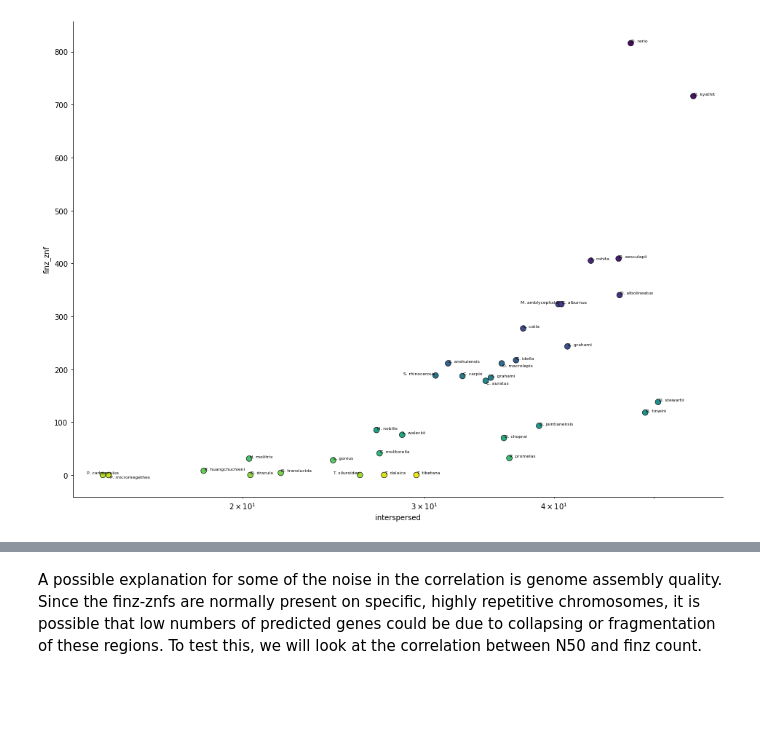
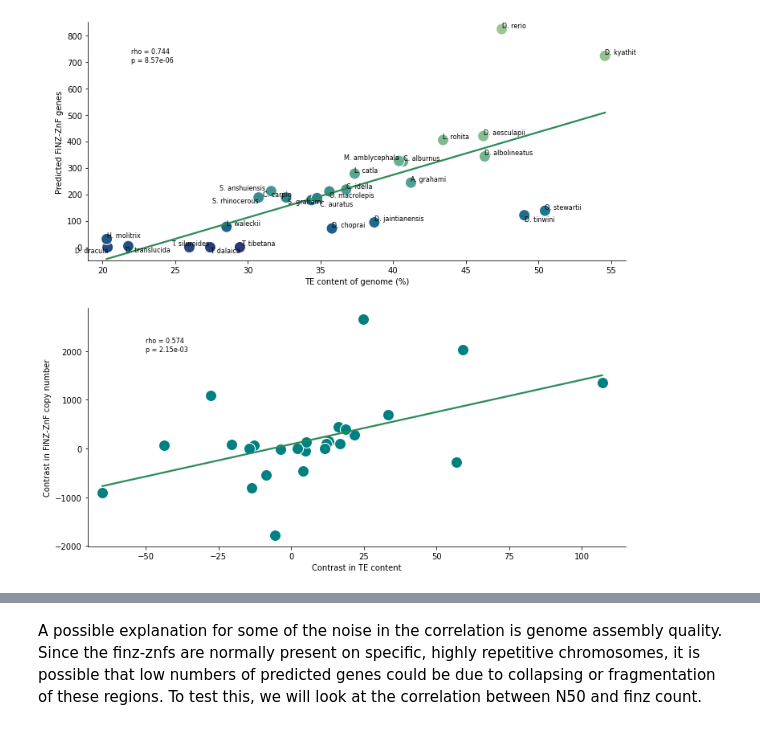
Before and after one commit to jonathan-wells/finz-znf, a Jupyter notebook: analysis/finz_te_correlation.ipynb, the cells around one changed output, grey strips where cells are left out. Cells and saved outputs as stored; diff of their text form; code cells hidden in the pictures; blank space fills up the shorter version.

```diff
--- a/analysis/finz_te_correlation.ipynb
+++ b/analysis/finz_te_correlation.ipynb
@@ -35,6 +41,22 @@ def count_finz_exons(species):
         for line in infile:
             count += 1
     return count
+
+def age_proportions():
+    divdict = defaultdict(list)
+    for species in dnapipete_data.keys():
+        landscape_df = pd.read_csv(f'../data/dnaPipeTE-out/{species}/reads_landscape',
+                                   sep=r'\s+',
+                                   header=None,
+                                   names=['identity', 'tename', 'tefam', 'teclass'])
+        landscape_df['divergence'] = 100 - landscape_df.identity
+        step = 5
+        total = landscape_df.tename.count()
+        divdict['species'].append(species)
+        for i in range(0, int(np.ceil(max(landscape_df.divergence)))+1+step, step):
+            divdict[f'lt_{i}'].append(landscape_df.loc[landscape_df.divergence <= i, 'tename'].count()/total)
+            divdict[f'gt_{i}'].append(landscape_df.loc[landscape_df.divergence > i, 'tename'].count()/total)
+    return pd.DataFrame.from_dict(divdict)
 # %%
 count_dfs = []
 for sp, val in dnapipete_data.items():
@@ -92,28 +112,76 @@ teclass   Unknown  interspersed
 # %%
 column = 'interspersed'
-fig, ax = plt.subplots(figsize=(16, 12))
+fig, ax = plt.subplots(figsize=(12, 12), nrows=2)
+
+sns.regplot(data=count_df,
+            x=column,
+            y='finz_znf',
+            scatter=False,
+            ci=None,
+            color='seagreen',
+            ax=ax[0])
+
 sns.scatterplot(data=count_df,
                 x=column,
                 y='finz_znf',
                 hue='species',
-                palette='viridis_r',
-                edgecolor='k',
-                s=60,
-                ax=ax)
-ax.get_legend().remove()
-ax.set_xscale('log')
+                palette='crest_r',
+                s=200,
+                ax=ax[0])
+
+ax[0].set_xlim(19, 56)
+ax[0].set_ylim(-50, 850)
+ax[0].get_legend().remove()
+ax[0].set_xlabel('TE content of genome (%)')
+ax[0].set_ylabel('Predicted FiNZ-ZnF genes')
 
 labels = []
 for row in count_df.iterrows():
     label = row[1]['species'].split('_')[0][0] +'. '+ row[1]['species'].split('_')[1]
-    labels.append(ax.text(row[1][column], row[1]['finz_znf'], label, size=6, va='center', ha='center'))
+    labels.append(ax[0].text(row[1][column], row[1]['finz_znf'],
+                             label,
+                             fontsize=8,
+                             va='center',
+                             ha='center'))
 adjust_text(labels)
+
+pval = stats.spearmanr(count_df[column],
+                       count_df['finz_znf'])
+ax[0].text(x=22,
+        y=700,
+        s=f'rho = {pval[0]:.3f}\np = {pval[1]:.2e}',
+        fontsize=8)
+
+sns.regplot(data=pic_df,
+            x=f'pic.{column}',
+            y='pic.finz_znf',
+            scatter=False,
+            ci=None,
+            color='seagreen',
+            ax=ax[1])
+
+sns.scatterplot(data=pic_df,
+                x=f'pic.{column}',
+                y='pic.finz_znf',
+                color='teal',
+                s=200,
+                ax=ax[1])
+
+
+ax[1].set_xlim(-70, 115)
+ax[1].set_xlabel('Contrast in TE content')
+ax[1].set_ylabel('Contrast in FiNZ-ZnF copy number')
+
+picpval = stats.spearmanr(pic_df[f'pic.{column}'],
+                       pic_df['pic.finz_znf'])
+
+ax[1].text(x=-50,
+           y=2000,
+           s=f'rho = {picpval[0]:.3f}\np = {picpval[1]:.2e}',
+           fontsize=8)
 
 sns.despine()
 plt.show()
-print(stats.spearmanr(count_df[column],
-                      count_df['finz_znf']))
-
-fig.savefig('../figs/finz_znf_corr.pdf', bbox_inches='tight')
+fig.savefig('../figs/finz_znf_corr.pdf', bbox_inches='tight', dpi=300)
 # %% [output]
-[figure, old version]
+[figure, new version]
```
Also changed, not shown: parts of 5 cells of this notebook, 6 other files.
